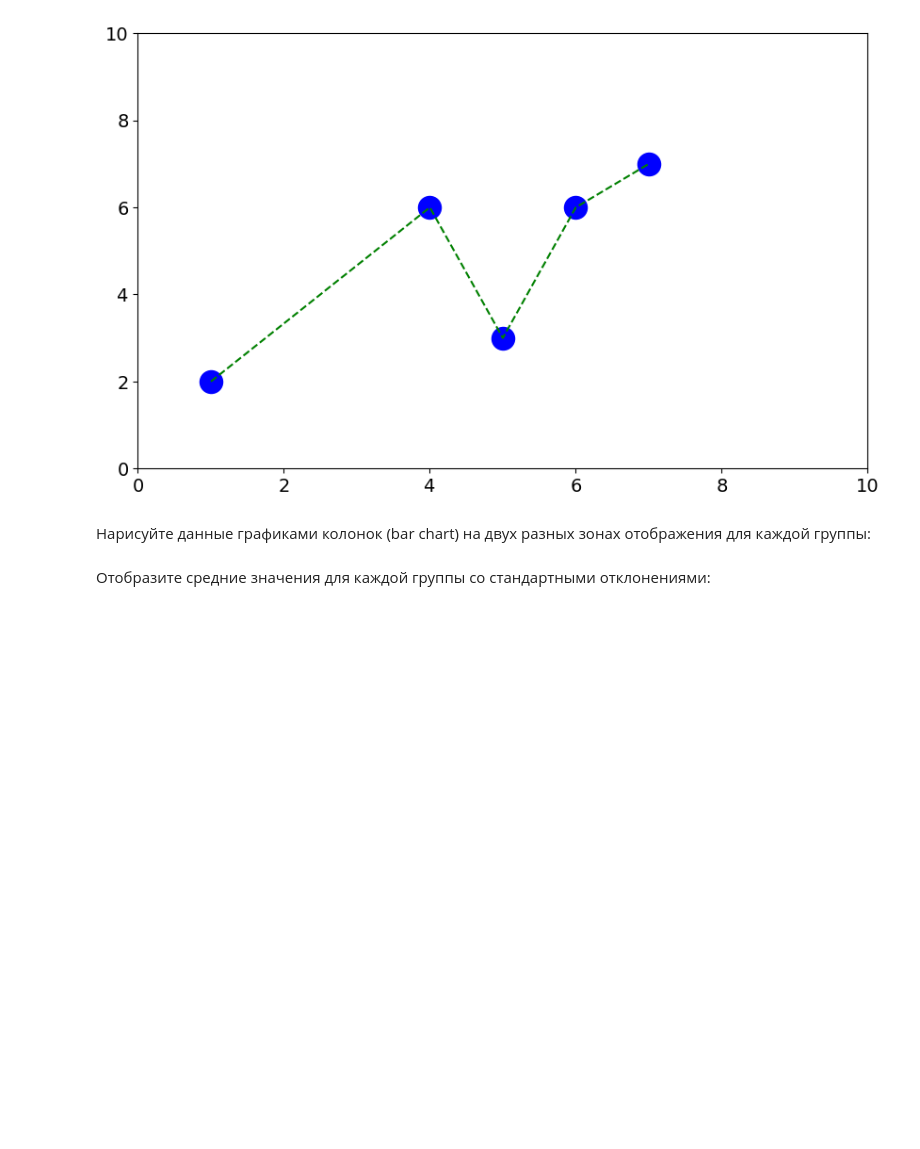
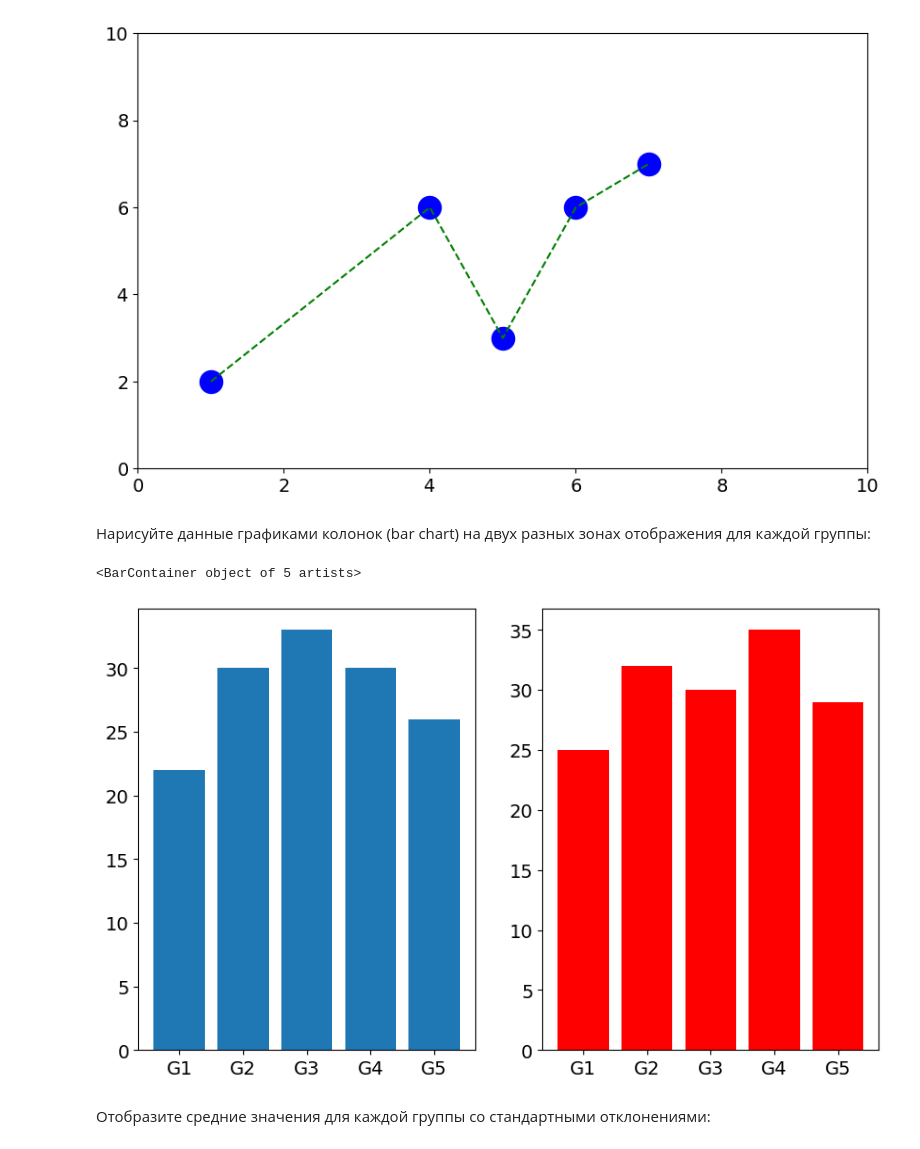
Before and after one commit to truep30/mlEdu, a Jupyter notebook: notebooks/05_Matplotlib.ipynb, the cells around one changed output. Saved outputs shown, nothing was run; the diff lists cells and outputs as text; code cells hidden in the pictures; blank space fills up the shorter version.

```diff
--- a/notebooks/05_Matplotlib.ipynb
+++ b/notebooks/05_Matplotlib.ipynb
@@ -460,9 +460,15 @@ plt.scatter(x, y, c = 'b', s = 300) #неясно, что подразумева
 # %%
 group1_scores = (22, 30, 33, 30, 26)
 group2_scores = (25, 32, 30, 35, 29)
 x_labels = ['G1', 'G2', 'G3', 'G4', 'G5']
 
-# TODO
+plt.subplot(121)
+plt.bar(x_labels, group1_scores)
+plt.subplot(122)
+plt.bar(x_labels, group2_scores, color='red')
+# %% [output]
+<BarContainer object of 5 artists>
+[figure, added]
 # %% [markdown]
 Отобразите средние значения для каждой группы со стандартными отклонениями:
 # %%
```
Also changed, not shown: parts of 3 cells of this notebook.
